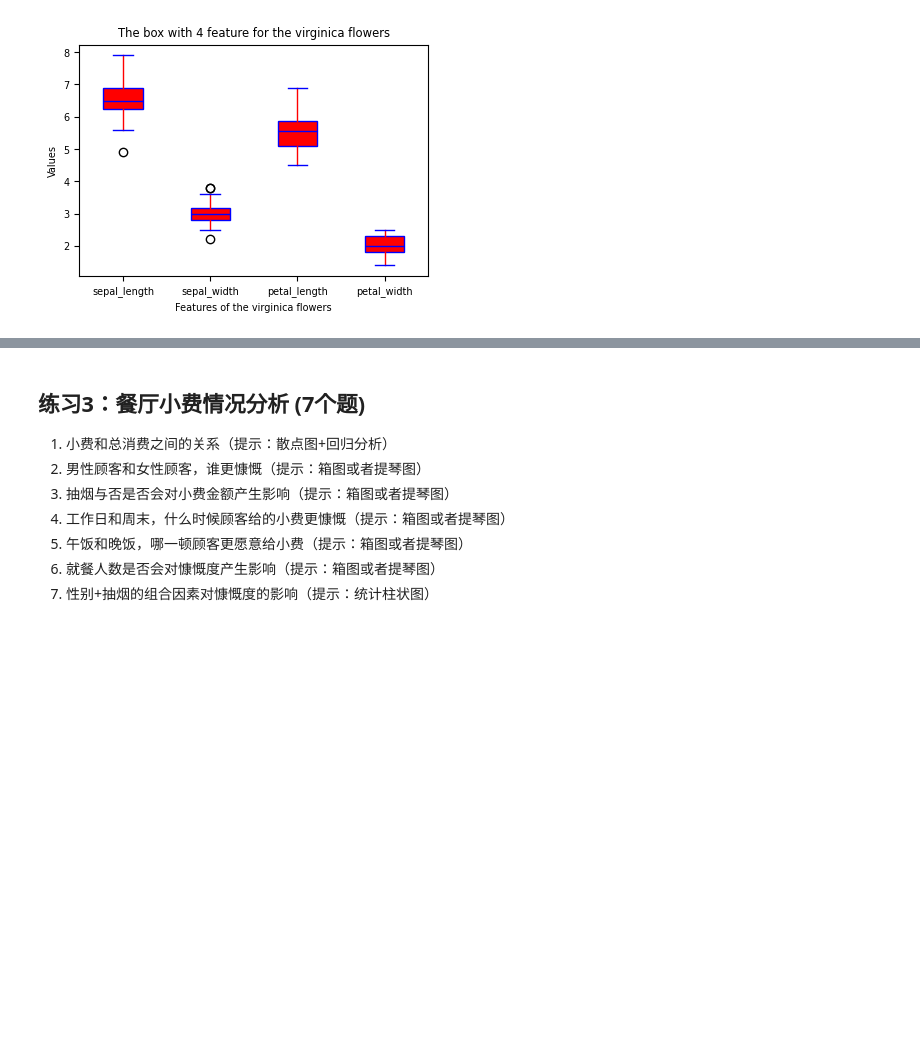
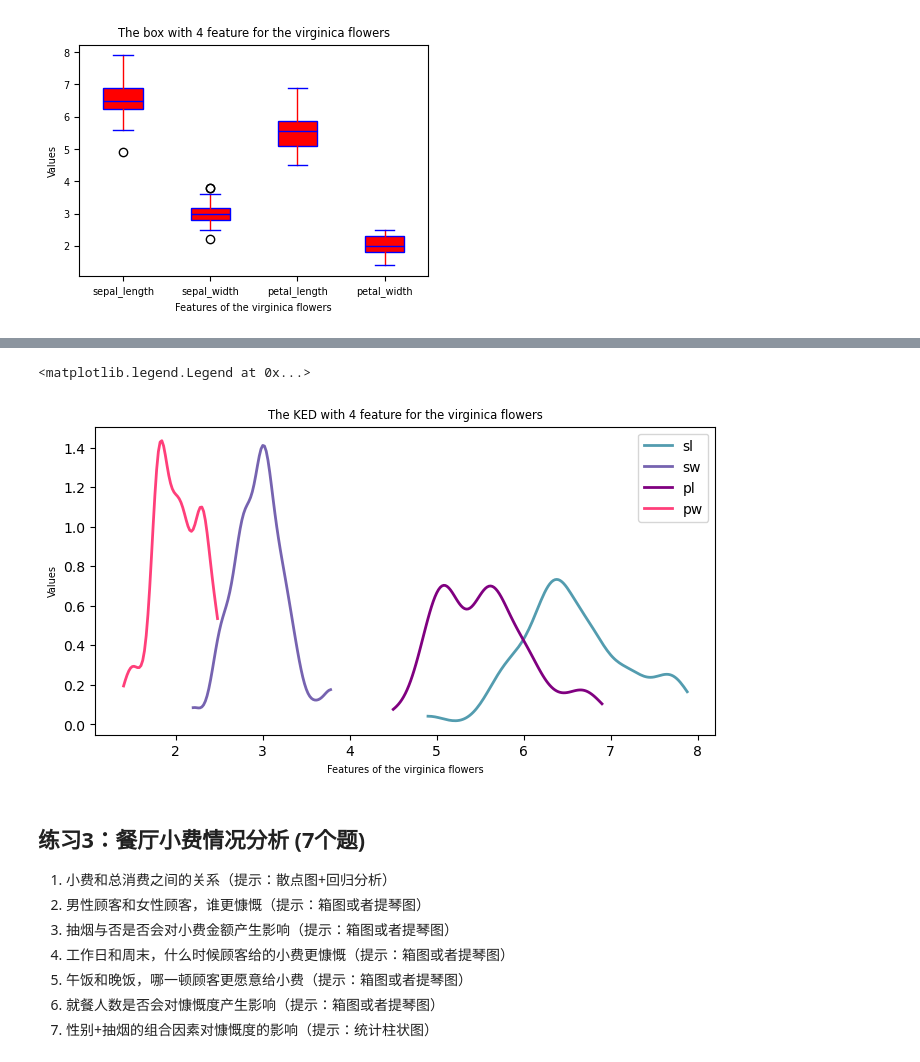
Before and after one commit to iphysresearch/GWData-Bootcamp, a Jupyter notebook: 2023/homework/Hong_Jiang/homework-matplotlib.ipynb, the cells around one changed output, grey strips where cells are left out. Cells and saved outputs as stored; diff of their text form; code cells hidden in the pictures; blank space fills up the shorter version.

```diff
--- a/2023/homework/Hong_Jiang/homework-matplotlib.ipynb
+++ b/2023/homework/Hong_Jiang/homework-matplotlib.ipynb
@@ -295,3 +362,18 @@ ax.set_yticklabels(y3, fontsize = 7)
+# %%
+fig, ax = plt.subplots(figsize = (8, 4))
+density_est, x_data = cal_density(gp3)
+colors = ['#539caf', '#7663b0', '#800080', '#ff3f7a' ]
+labels = ['sl', 'sw', 'pl', 'pw']
+for i in range(len(x_data)):
+    ax.plot(x_data[i], density_est[i](x_data[i]), color = colors[i], label = labels[i], lw = 2)
+
+ax.set_title('The KED with 4 feature for the virginica flowers', fontsize = 'small')
+ax.set_xlabel('Features of the virginica flowers', fontsize = 7)
+ax.set_ylabel('Values', fontsize = 7)
+ax.legend()
+# %% [output]
+<matplotlib.legend.Legend at 0x...>
+[figure, added]
 # %% [markdown]
 ## 练习3：餐厅小费情况分析 (7个题)
 
```
Also changed, not shown: parts of 50 cells of this notebook.
